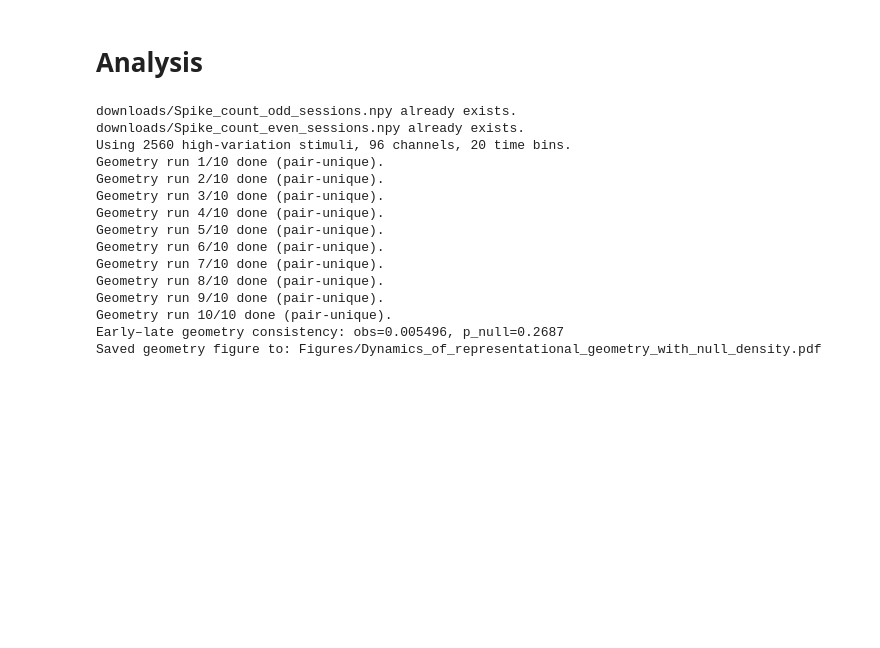
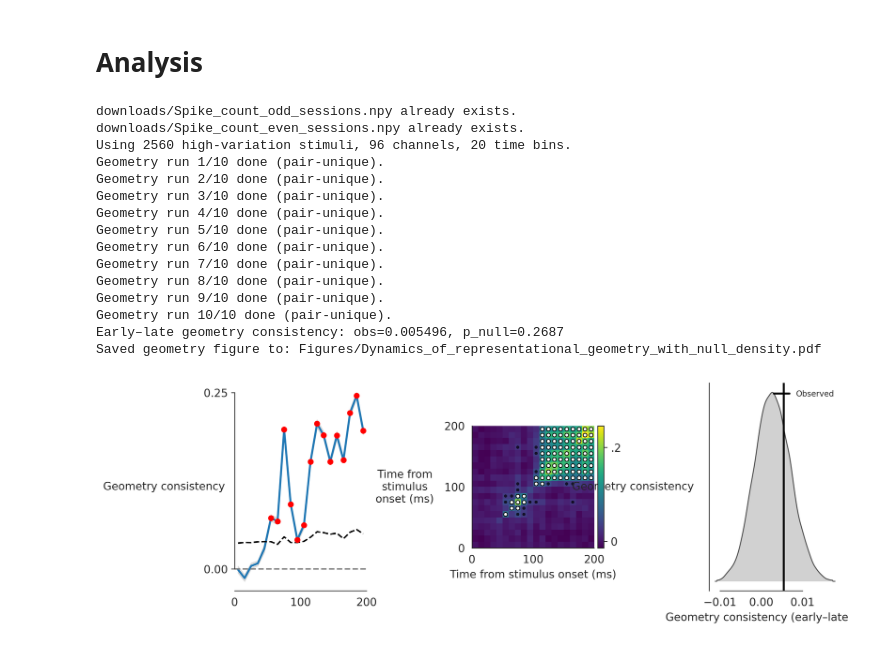
Before and after one commit to jobellet/Dynamics-of-Visual-Representations-in-a-Macaque-Ventrolateral-Prefrontal-Cortex, a Jupyter notebook: Dynamics_of_representational_geometry.ipynb, the cells around one changed output. Drawn from its saved outputs; the diff is of its cells as text; code cells hidden in the pictures; blank space fills up the shorter version.

```diff
--- a/Dynamics_of_representational_geometry.ipynb
+++ b/Dynamics_of_representational_geometry.ipynb
@@ -361,6 +361,7 @@ for k in range(ct_surr_all.shape[0]):
 p_EL     = (EL_surr >= grand_EL).mean()
 print(f"Early–late geometry consistency: obs={grand_EL:.4g}, p_null={p_EL:.4g}")
 
+
 # ======================================================================================
 # 5. Plot – 3 horizontal panels
 # ======================================================================================
@@ -374,7 +375,7 @@ sns.set_style("white")
 
 fig, axes = plt.subplots(
     1, 3, figsize=(11, 3.8),
-    gridspec_kw={"wspace": 0.4}
+    gridspec_kw={"wspace": 0.8} # Increased wspace for bigger space between subplots
 )
 ax1, ax2, ax3 = axes
 
@@ -389,7 +390,9 @@ ax1.fill_between(
 )
 
 # 95% surrogate envelope
-ax1.plot(time_course, null_hi_diag, "k--", label="95 % surrogate")
+ax1.plot(
+time_course, null_hi_diag, "k--", label="95 % surrogate"
+)
 
 # FDR-significant time points
 ax1.plot(
@@ -399,13 +402,16 @@ ax1.plot(
     label="FDR-significant"
 )
 
+ax1.axhline(0, color='gray', linestyle='--') # Add horizontal line at y=0
+
 ax1.set_xlim(0, 200)
 ax1.set_xticks([0, 100, 200])
+ax1.set_yticks([0, .25])
+ax1.tick_params(axis='y', left=True) # Ensure tick marks are visible
+ax1.tick_params(axis='x', left=True) # Ensure tick marks are visible
 ax1.set_ylabel("Geometry consistency", rotation=0,
                labelpad=40, va="center")
 sns.despine(ax=ax1, trim=True)
-ax1.legend(loc="upper left", fontsize=8, frameon=False)
-
 # ---------- Panel 2: Cross-temporal geometry consistency ----------
 im = ax2.imshow(
     grand_ct, origin="lower", cmap="viridis",
@@ -416,6 +422,8 @@ ax2.set_xlim(0, 200)
 ax2.set_ylim(0, 200)
 ax2.set_xticks([0, 100, 200])
 ax2.set_yticks([0, 100, 200])
+ax2.tick_params(axis='y', left=True) # Ensure tick marks are visible
+ax2.tick_params(axis='x', bottom=True) # Ensure tick marks are visible
 ax2.set_xlabel("Time from stimulus onset (ms)")
 ax2.set_ylabel("Time from\nstimulus\nonset (ms)",
                rotation=0, labelpad=40, va="center")
@@ -442,13 +450,12 @@ ax2.scatter(
 )
 
 sns.despine(ax=ax2, trim=True)
-ax2.legend(loc="upper left", fontsize=8, frameon=False)
-
 # Color-bar attached to panel 2
 divider = make_axes_locatable(ax2)
 cax = divider.append_axes("right", size="5%", pad=0.05)
 cb  = plt.colorbar(im, cax=cax)
-cb.ax.set_ylabel("Geometry consistency", rotation=0, labelpad=12, va="center")
+cb.set_ticks([0, 0.2]) # Set colorbar ticks to 0 and 0.2
+cb.set_ticklabels(['0', '.2']) # Set custom tick labels
 
 # ---------- Panel 3: Density of null early–late consistency ----------
 # KDE of EL_surr
@@ -478,45 +485,35 @@ ax3.axvline(
     color="0.0", lw=2,
     label="Observed"
 )
 
-# Vertical dashed line at 95% null percentile (optional but helpful)
-EL_null_hi = np.percentile(EL_surr, 97.5)
-ax3.axvline(
-    EL_null_hi, 0, 1,
-    color="0.0", lw=1, linestyle="--",
-    label="95 % null"
-)
-
-# Baseline at 0 for reference
-ax3.axvline(0, 0, 1, color="0.5", lw=1, linestyle=":")
-
-ax3.set_xlabel("Geometry consistency (early–late block)")
-ax3.set_ylabel("Density")
+ax3.set_xlabel("Geometry consistency \n (early x late block)")
+ax3.set_ylabel("") # Removed "Density" label
+ax3.set_yticks([]) # Removed y-axis ticks to hide the associated axis
+ax2.tick_params(axis='x', bottom=True) # Ensure tick marks are visible
 sns.despine(ax=ax3, trim=True)
-ax3.legend(loc="upper right", fontsize=8, frameon=False)
-
 # Save figure
 os.makedirs("Figures", exist_ok=True)
 out_path = os.path.join(
     "Figures",
     "Dynamics_of_representational_geometry_with_null_density.pdf"
 )
 fig.savefig(out_path, dpi=300, bbox_inches="tight")
 
 print(f"Saved geometry figure to: {out_path}")
 # %% [output]
 downloads/Spike_count_odd_sessions.npy already exists.
 downloads/Spike_count_even_sessions.npy already exists.
 Using 2560 high-variation stimuli, 96 channels, 20 time bins.
 Geometry run 1/10 done (pair-unique).
 Geometry run 2/10 done (pair-unique).
 Geometry run 3/10 done (pair-unique).
 Geometry run 4/10 done (pair-unique).
 Geometry run 5/10 done (pair-unique).
 Geometry run 6/10 done (pair-unique).
 Geometry run 7/10 done (pair-unique).
 Geometry run 8/10 done (pair-unique).
 Geometry run 9/10 done (pair-unique).
 Geometry run 10/10 done (pair-unique).
 Early–late geometry consistency: obs=0.005496, p_null=0.2687
 Saved geometry figure to: Figures/Dynamics_of_representational_geometry_with_null_density.pdf
+[figure, added]
```
Also changed, not shown: parts of 1 cell of this notebook.
